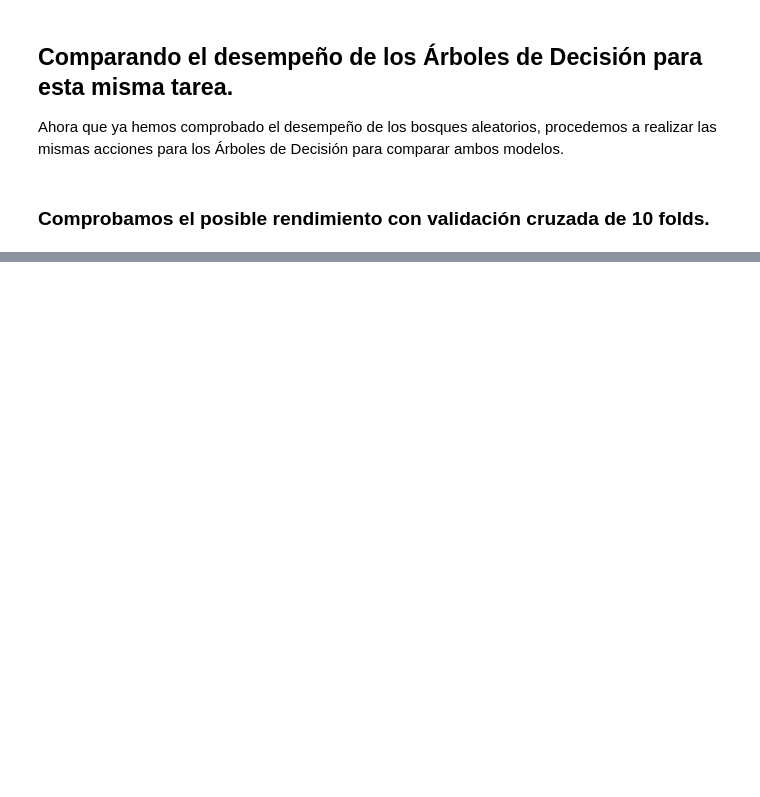
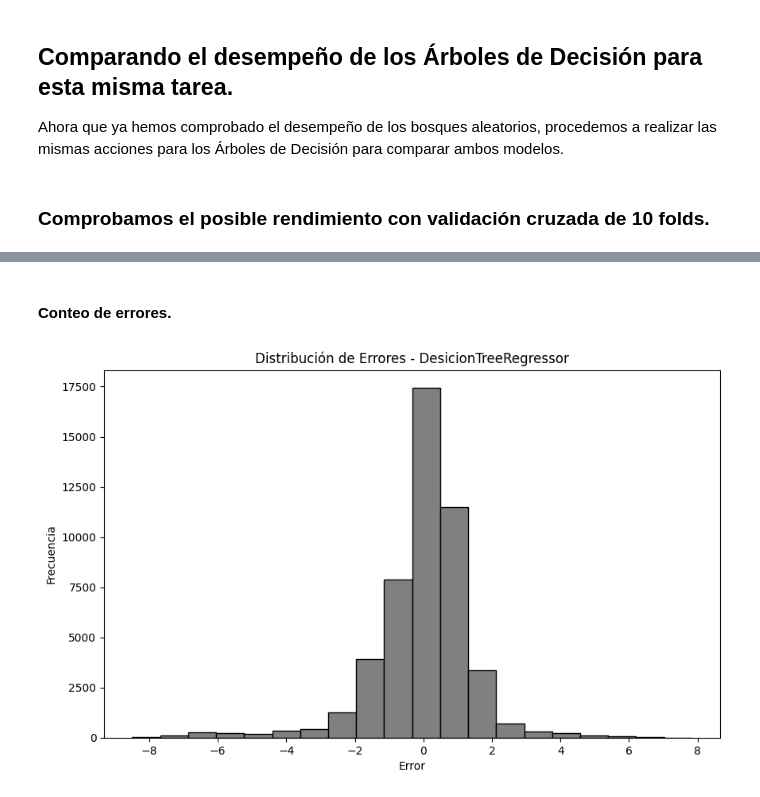
Before and after one commit to juancaalcaraz/RandomForest4-sensibilidad-farmacologicaad, a Jupyter notebook: RadomForest4sensibilidadFarmacológica.ipynb, the cells around one changed output, grey strips where cells are left out. Drawn from its saved outputs; the diff is of its cells as text; code cells hidden in the pictures; blank space fills up the shorter version.

```diff
--- a/RadomForest4sensibilidadFarmacológica.ipynb
+++ b/RadomForest4sensibilidadFarmacológica.ipynb
@@ -460,0 +529,15 @@ print("Puntuación promedio para DecisionTree: ", scores.mean())
+# %% [markdown]
+#### Conteo de errores.
+# %%
+# Calcular los errores
+errors_tree = y_test - y_pred_tree
+
+# Graficar la distribución de los errores
+plt.figure(figsize=(10,6))
+plt.hist(errors_tree, bins=20, color='gray', edgecolor='black')
+plt.title('Distribución de Errores - DesicionTreeRegressor')
+plt.xlabel('Error')
+plt.ylabel('Frecuencia')
+plt.show()
+# %% [output]
+[figure, added]
```
Also changed, not shown: parts of 13 cells of this notebook.
